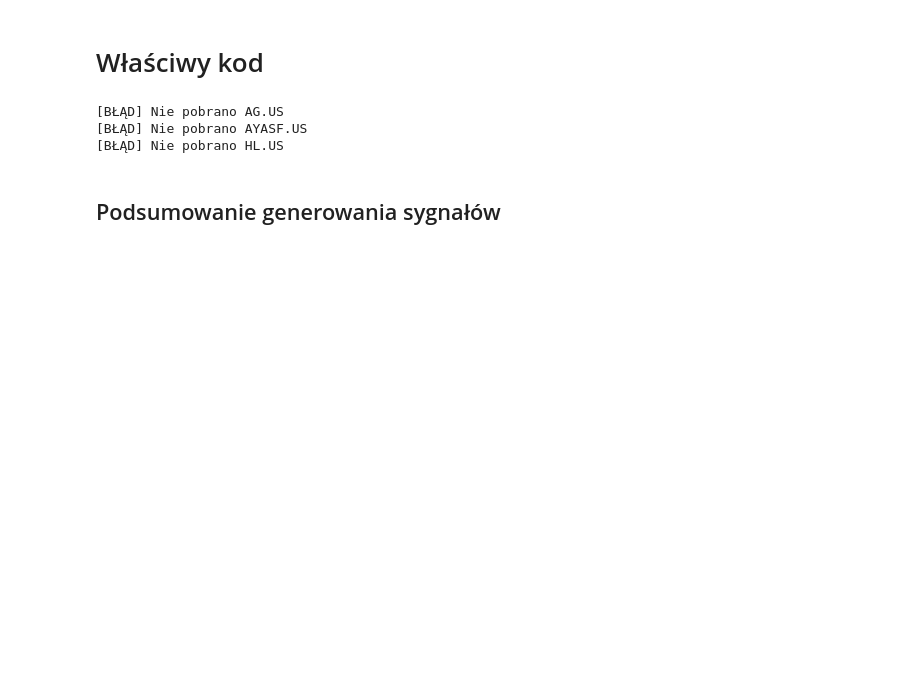
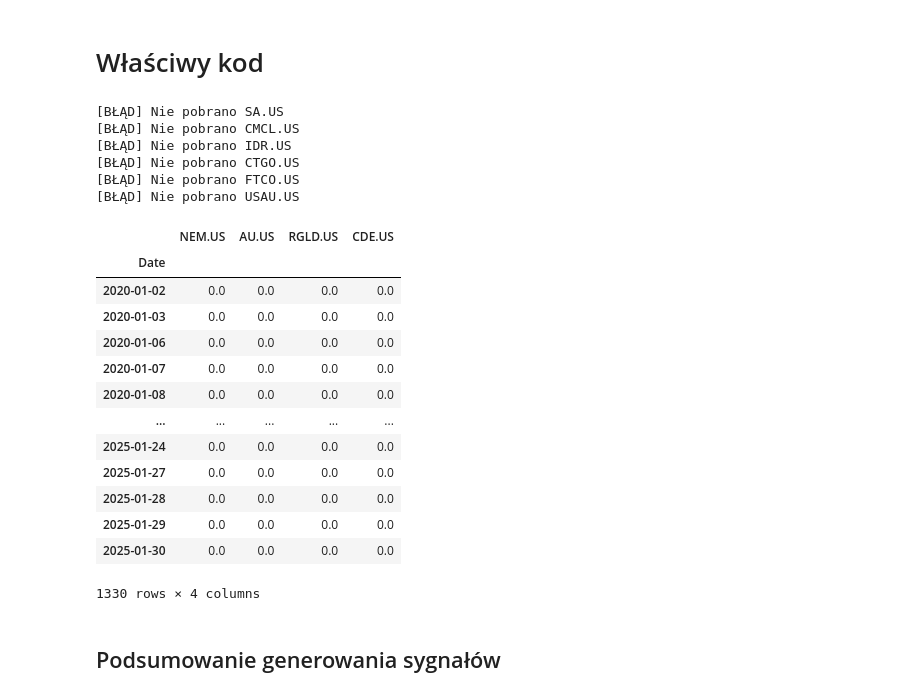
Before and after one commit to jakubweglowski/trading-bot, a Jupyter notebook: notebook1.ipynb, the cells around one changed output. Saved outputs shown, nothing was run; the diff lists cells and outputs as text; code cells hidden in the pictures; blank space fills up the shorter version.

```diff
--- a/notebook1.ipynb
+++ b/notebook1.ipynb
@@ -50,15 +50,36 @@ from TechFunctions.Technicalities import position_encoding
 # %%
 Symbols = parse_symbols()
 # %%
-symbols = Symbols['silver']
-start, interval = '2010-01-01', '1D'
+symbols = Symbols['gold']
+start, interval = '2020-01-01', '1D'
 
 dl = DataLoader(user_id, pwd)
 data = dl.getData(symbols=symbols, start_date=start, interval=interval, verbose=False)
 # %% [output]
-[BŁĄD] Nie pobrano AG.US
-[BŁĄD] Nie pobrano AYASF.US
-[BŁĄD] Nie pobrano HL.US
+[BŁĄD] Nie pobrano SA.US
+[BŁĄD] Nie pobrano CMCL.US
+[BŁĄD] Nie pobrano IDR.US
+[BŁĄD] Nie pobrano CTGO.US
+[BŁĄD] Nie pobrano FTCO.US
+[BŁĄD] Nie pobrano USAU.US
+# %%
+model = MACD(data)
+model.Decision()
+# %% [output]
+|  | NEM.US | AU.US | RGLD.US | CDE.US |
+| Date |  |  |  |  |
+| 2020-01-02 | 0.0 | 0.0 | 0.0 | 0.0 |
+| 2020-01-03 | 0.0 | 0.0 | 0.0 | 0.0 |
+| 2020-01-06 | 0.0 | 0.0 | 0.0 | 0.0 |
+| 2020-01-07 | 0.0 | 0.0 | 0.0 | 0.0 |
+| 2020-01-08 | 0.0 | 0.0 | 0.0 | 0.0 |
+| ... | ... | ... | ... | ... |
+| 2025-01-24 | 0.0 | 0.0 | 0.0 | 0.0 |
+| 2025-01-27 | 0.0 | 0.0 | 0.0 | 0.0 |
+| 2025-01-28 | 0.0 | 0.0 | 0.0 | 0.0 |
+| 2025-01-29 | 0.0 | 0.0 | 0.0 | 0.0 |
+| 2025-01-30 | 0.0 | 0.0 | 0.0 | 0.0 |
+1330 rows × 4 columns
 # %%
 model = MACD(data, short_window=5, long_window=12, alpha_EMA=0.25)
 model.saveDecision('MACD')
```
